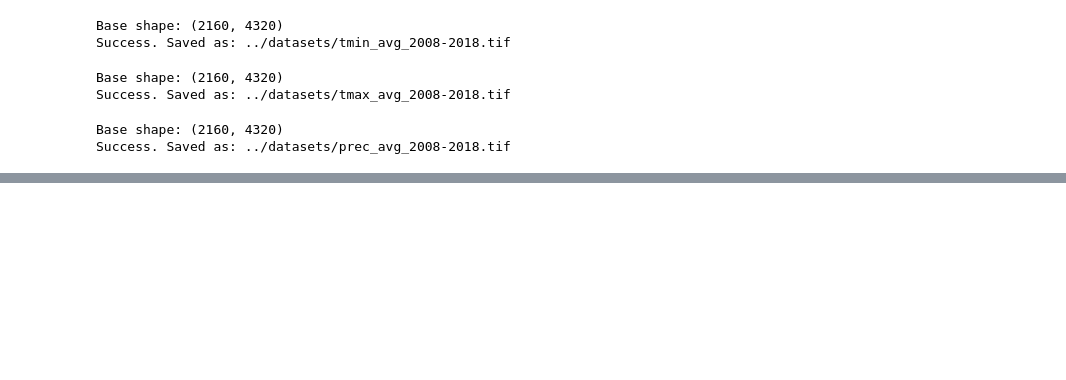
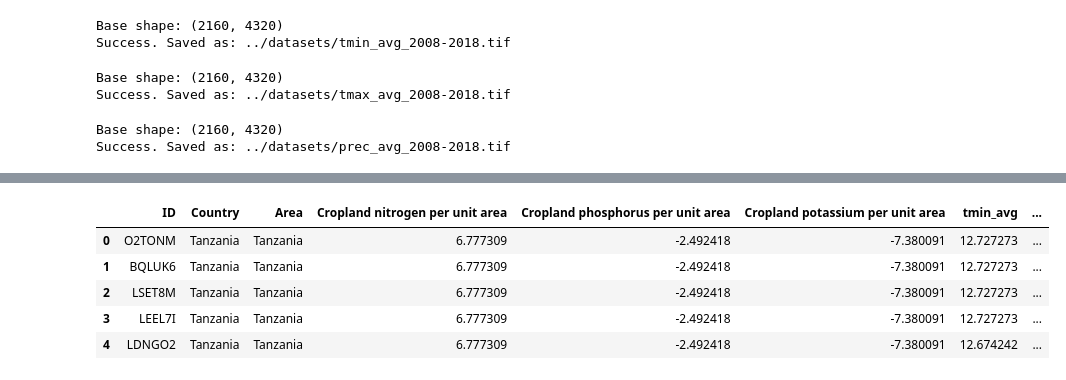
Before and after one commit to lucknera/projekt_interdyscyplinarny, a Jupyter notebook: models/olek-fe.ipynb, the cells around one changed output, grey strips where cells are left out. Cells and saved outputs as stored; diff of their text form; code cells hidden in the pictures; blank space fills up the shorter version.

```diff
--- a/models/olek-fe.ipynb
+++ b/models/olek-fe.ipynb
@@ -302 +298,12 @@ def get_pixel_value(coords, files):
     return df
+# %%
+points = features[["Longitude", "Latitude"]].values
+files = {
+    "tmin_avg": "../datasets/tmin_avg_2008-2018.tif",
+    "tmax_avg": "../datasets/tmax_avg_2008-2018.tif",
+    "prec_avg": "../datasets/prec_avg_2008-2018.tif"
+}
+# %%
+worldclim_df = get_pixel_value(points, files)
+worldclim_df = worldclim_df.drop(columns=['Point_id', 'Longitude', 'Latitude'])
+worldclim_df.head()
@@ -302,0 +317,3 @@ def get_pixel_value(coords, files):
+# %%
+worldclim_df.columns = ["tmin_avg", "tmax_avg", "prec_avg"]
+worldclim_df.head()
@@ -302,0 +332,3 @@ def get_pixel_value(coords, files):
+# %%
+features_comb = pd.read_csv('../features/olek-features.csv')
+features_comb.head()
@@ -302,0 +342,10 @@ def get_pixel_value(coords, files):
+# %%
+features_final = features_comb.join(worldclim_df)
+features_final.head()
+# %% [output]
+|  | ID | Country | Area | Cropland nitrogen per unit area | Cropland phosphorus per unit area | Cropland potassium per unit area | tmin_avg | ... |
+| 0 | O2TONM | Tanzania | Tanzania | 6.777309 | -2.492418 | -7.380091 | 12.727273 | ... |
+| 1 | BQLUK6 | Tanzania | Tanzania | 6.777309 | -2.492418 | -7.380091 | 12.727273 | ... |
+| 2 | LSET8M | Tanzania | Tanzania | 6.777309 | -2.492418 | -7.380091 | 12.727273 | ... |
+| 3 | LEEL7I | Tanzania | Tanzania | 6.777309 | -2.492418 | -7.380091 | 12.727273 | ... |
+| 4 | LDNGO2 | Tanzania | Tanzania | 6.777309 | -2.492418 | -7.380091 | 12.674242 | ... |
```
Also changed, not shown: parts of 8 cells of this notebook.
